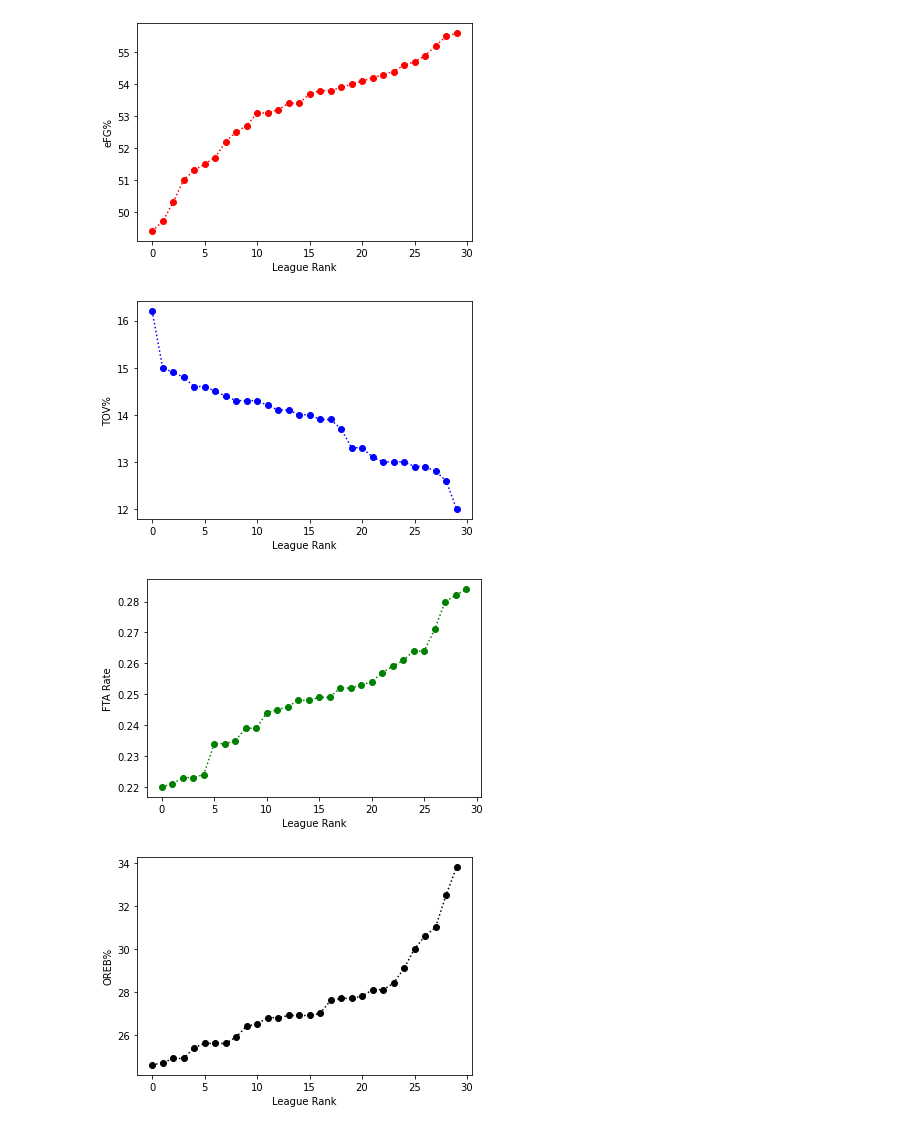
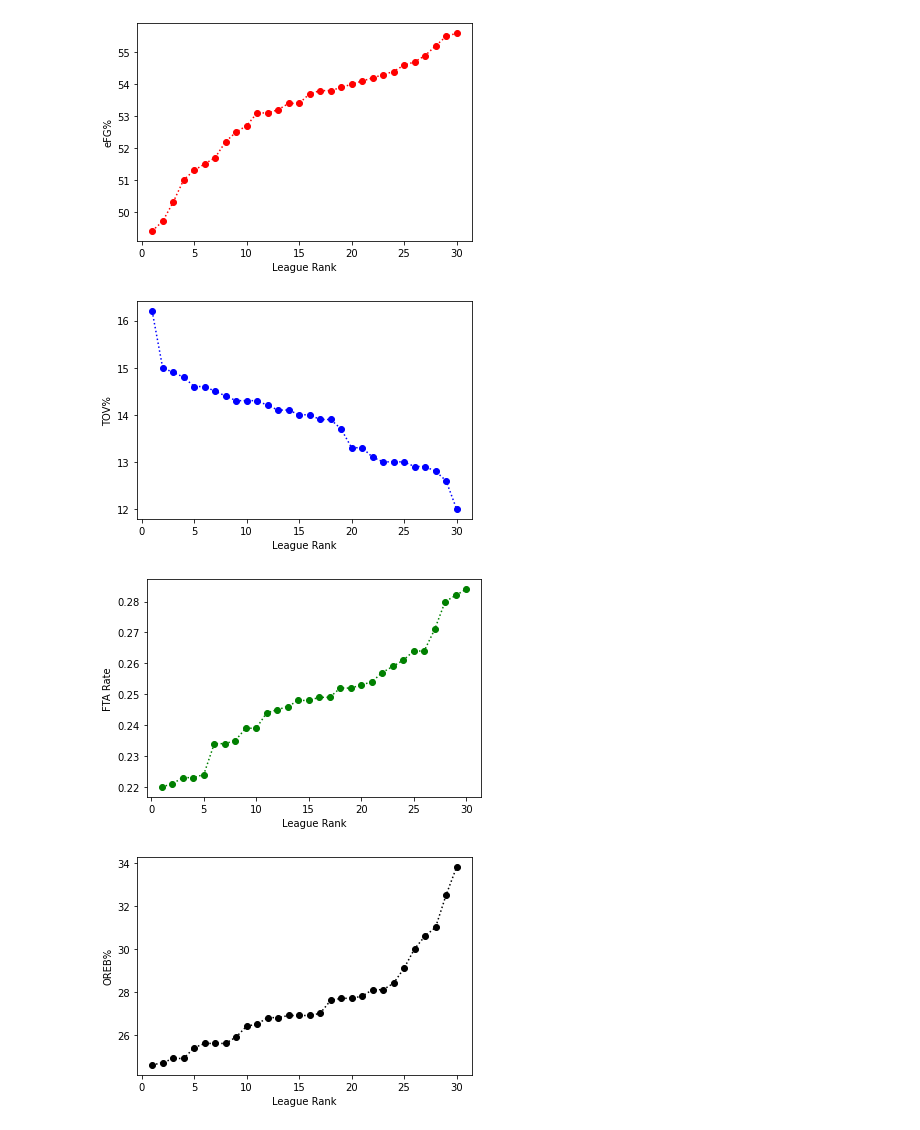
Before and after one commit to shrianshChari/nba-predict, a Jupyter notebook: getting_csv.ipynb, the cells around one changed output. Drawn from its saved outputs; the diff is of its cells as text; code cells hidden in the pictures.

```diff
--- a/getting_csv.ipynb
+++ b/getting_csv.ipynb
@@ -67,32 +67,34 @@ for col in calc_cols:
 # %%
 import matplotlib.pyplot as plt
 
-xpoints = range(30)
+xpoints = range(1, 31)
 efg_points = table['eFG%'].sort_values(ascending = True)
 tov_points = table['TOV%'].sort_values(ascending = False)
 fta_points = table['FTARate'].sort_values(ascending = True)
 oreb_points = table['OREB%'].sort_values(ascending = True)
 plt.plot(xpoints, efg_points, 'o:r')
+# plt.
 plt.xlabel('League Rank')
 plt.ylabel('eFG%')
 plt.show()
+# plt.imsave(
 plt.plot(xpoints, tov_points, 'o:b')
 plt.xlabel('League Rank')
 plt.ylabel('TOV%')
 plt.show()
 plt.plot(xpoints, fta_points, 'o:g')
 plt.xlabel('League Rank')
 plt.ylabel('FTA Rate')
 plt.show()
 plt.plot(xpoints, oreb_points, 'o:k')
 plt.xlabel('League Rank')
 plt.ylabel('OREB%')
 plt.show()
 # %% [output]
-[figure, old version]
+[figure, new version]
-[figure, old version]
+[figure, new version]
-[figure, old version]
+[figure, new version]
-[figure, old version]
+[figure, new version]
 # %%
 # red = eFG%
 # blue = TOV%
```
Also changed, not shown: parts of 1 cell of this notebook.
